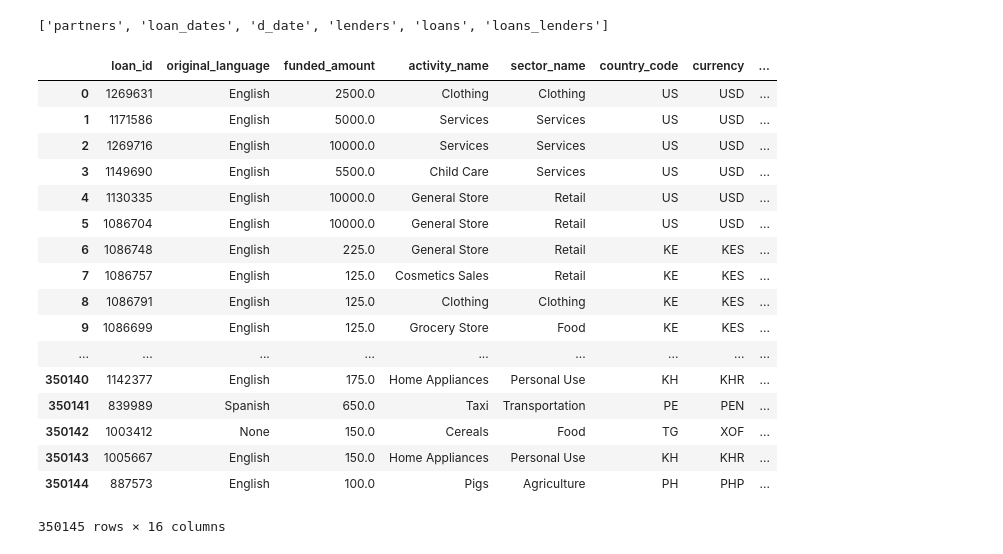
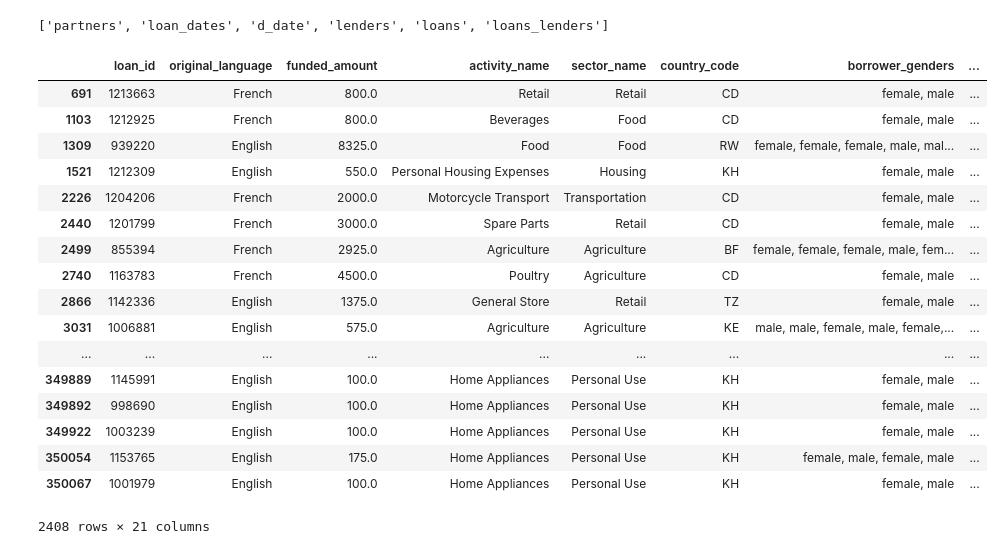
Before and after one commit to georgetown-analytics/Kiva, a Jupyter notebook: Kivainvestigation_Tom.ipynb, the cells around one changed output. Saved outputs shown, nothing was run; the diff lists cells and outputs as text; code cells hidden in the pictures.

Commit message:
example for counting genders

```diff
--- a/Kivainvestigation_Tom.ipynb
+++ b/Kivainvestigation_Tom.ipynb
@@ -12,7 +12,7 @@ print(table_names)
 # %% [output]
 ['partners', 'loan_dates', 'd_date', 'lenders', 'loans', 'loans_lenders']
 # %%
-statement = """SELECT loans.loan_id,original_language,funded_amount,activity_name,sector_name,country_code,currency,repayment_interval,distribution_model
+statement = """SELECT loans.loan_id,original_language,funded_amount,activity_name,sector_name,country_code,borrower_genders,currency,repayment_interval,distribution_model
 , loan_dates.* FROM loans
 inner join loan_dates on loans.loan_id = loan_dates.loan_id
 where status = 'funded'
@@ -20,24 +20,3 @@ and posted_time_actual >= make_date(2015, 1 ,1) and posted_time_actual <= make_d
 order by posted_to_raised_days desc"""
 
 cleanloans = pd.read_sql_query(statement, engine)
-# %%
-cleanloans
-# %% [output]
-|  | loan_id | original_language | funded_amount | activity_name | sector_name | country_code | currency | ... |
-| 0 | 1269631 | English | 2500.0 | Clothing | Clothing | US | USD | ... |
-| 1 | 1171586 | English | 5000.0 | Services | Services | US | USD | ... |
-| 2 | 1269716 | English | 10000.0 | Services | Services | US | USD | ... |
-| 3 | 1149690 | English | 5500.0 | Child Care | Services | US | USD | ... |
-| 4 | 1130335 | English | 10000.0 | General Store | Retail | US | USD | ... |
-| 5 | 1086704 | English | 10000.0 | General Store | Retail | US | USD | ... |
-| 6 | 1086748 | English | 225.0 | General Store | Retail | KE | KES | ... |
-| 7 | 1086757 | English | 125.0 | Cosmetics Sales | Retail | KE | KES | ... |
-| 8 | 1086791 | English | 125.0 | Clothing | Clothing | KE | KES | ... |
-| 9 | 1086699 | English | 125.0 | Grocery Store | Food | KE | KES | ... |
-| ... | ... | ... | ... | ... | ... | ... | ... | ... |
-| 350140 | 1142377 | English | 175.0 | Home Appliances | Personal Use | KH | KHR | ... |
-| 350141 | 839989 | Spanish | 650.0 | Taxi | Transportation | PE | PEN | ... |
-| 350142 | 1003412 | None | 150.0 | Cereals | Food | TG | XOF | ... |
-| 350143 | 1005667 | English | 150.0 | Home Appliances | Personal Use | KH | KHR | ... |
-| 350144 | 887573 | English | 100.0 | Pigs | Agriculture | PH | PHP | ... |
-350145 rows × 16 columns
@@ -46,0 +23,27 @@ sns.set()
+# %%
+cleanloans['num_borrowers_female'] = cleanloans['borrower_genders'].str.count('female')
+cleanloans['num_borrowers_male'] = cleanloans['borrower_genders'].str.count('^male') + cleanloans['borrower_genders'].str.count('\, male')
+cleanloans['num_borrowers'] = cleanloans['num_borrowers_female']+cleanloans['num_borrowers_male']
+
+cleanloans['num_borrowers_female_pct'] = (cleanloans['num_borrowers_female']*1.00)/cleanloans['num_borrowers']
+# %%
+cleanloans[cleanloans['num_borrowers_female_pct'] == .5]
+# %% [output]
+|  | loan_id | original_language | funded_amount | activity_name | sector_name | country_code | borrower_genders | ... |
+| 691 | 1213663 | French | 800.0 | Retail | Retail | CD | female, male | ... |
+| 1103 | 1212925 | French | 800.0 | Beverages | Food | CD | female, male | ... |
+| 1309 | 939220 | English | 8325.0 | Food | Food | RW | female, female, female, male, mal... | ... |
+| 1521 | 1212309 | English | 550.0 | Personal Housing Expenses | Housing | KH | female, male | ... |
+| 2226 | 1204206 | French | 2000.0 | Motorcycle Transport | Transportation | CD | female, male | ... |
+| 2440 | 1201799 | French | 3000.0 | Spare Parts | Retail | CD | female, male | ... |
+| 2499 | 855394 | French | 2925.0 | Agriculture | Agriculture | BF | female, female, female, male, fem... | ... |
+| 2740 | 1163783 | French | 4500.0 | Poultry | Agriculture | CD | female, male | ... |
+| 2866 | 1142336 | English | 1375.0 | General Store | Retail | TZ | female, male | ... |
+| 3031 | 1006881 | English | 575.0 | Agriculture | Agriculture | KE | male, male, female, male, female,... | ... |
+| ... | ... | ... | ... | ... | ... | ... | ... | ... |
+| 349889 | 1145991 | English | 100.0 | Home Appliances | Personal Use | KH | female, male | ... |
+| 349892 | 998690 | English | 100.0 | Home Appliances | Personal Use | KH | female, male | ... |
+| 349922 | 1003239 | English | 100.0 | Home Appliances | Personal Use | KH | female, male | ... |
+| 350054 | 1153765 | English | 175.0 | Home Appliances | Personal Use | KH | female, male, female, male | ... |
+| 350067 | 1001979 | English | 100.0 | Home Appliances | Personal Use | KH | female, male | ... |
+2408 rows × 21 columns
```
Also changed, not shown: parts of 1 cell of this notebook.
